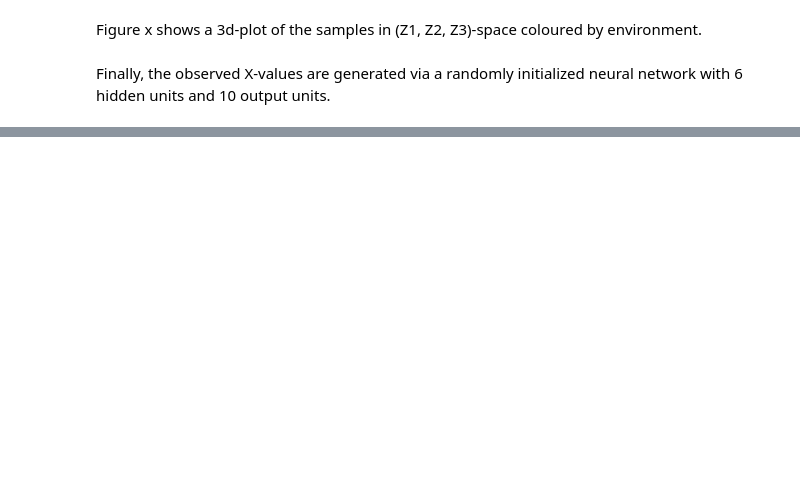
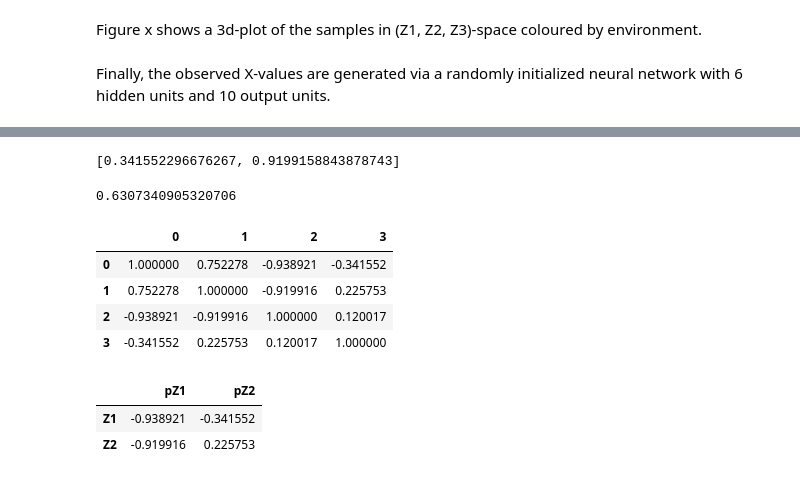
Before and after one commit to AlliBusa/02456_Project_Causality, a Jupyter notebook: VAE.ipynb, the cells around one changed output, grey strips where cells are left out. Saved outputs shown, nothing was run; the diff lists cells and outputs as text; code cells hidden in the pictures; blank space fills up the shorter version.

```diff
--- a/VAE.ipynb
+++ b/VAE.ipynb
@@ -331,0 +383,19 @@ mcc, mcc_abs
+# %%
+MCC(cdf.iloc[:,:2].values, pdf.values)
+# %% [output]
+[0.341552296676267, 0.9199158843878743]
+0.6307340905320706
+# %%
+pd.DataFrame(np.corrcoef(cdf.iloc[:,:2].values, pdf.values, rowvar=False))
+# %% [output]
+|  | 0 | 1 | 2 | 3 |
+| 0 | 1.000000 | 0.752278 | -0.938921 | -0.341552 |
+| 1 | 0.752278 | 1.000000 | -0.919916 | 0.225753 |
+| 2 | -0.938921 | -0.919916 | 1.000000 | 0.120017 |
+| 3 | -0.341552 | 0.225753 | 0.120017 | 1.000000 |
+# %%
+corrs
+# %% [output]
+|  | pZ1 | pZ2 |
+| Z1 | -0.938921 | -0.341552 |
+| Z2 | -0.919916 | 0.225753 |
```
Also changed, not shown: parts of 20 cells of this notebook, 13 other files.
